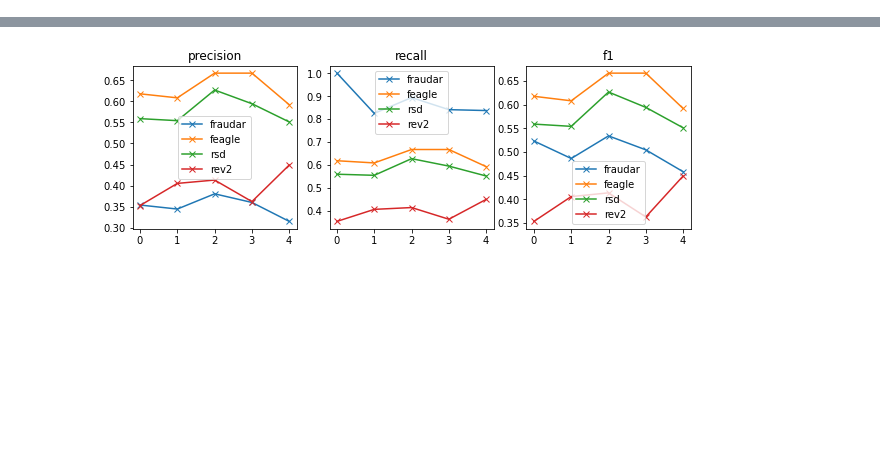
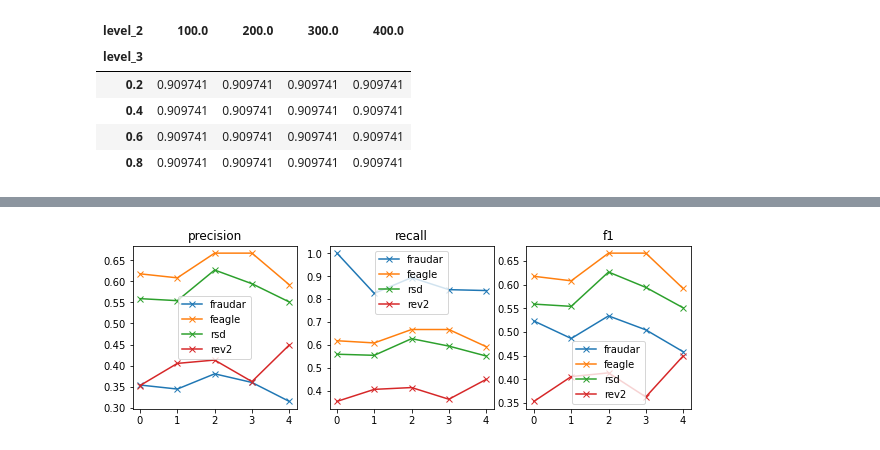
Before and after one commit to hellokayas/Sockfarm-Project, a Jupyter notebook: src/eval_naive_attack.ipynb, the cells around one changed output, grey strips where cells are left out. Saved outputs shown, nothing was run; the diff lists cells and outputs as text; code cells hidden in the pictures; blank space fills up the shorter version.

```diff
--- a/src/evaluate.ipynb
+++ b/src/eval_naive_attack.ipynb
@@ -84,0 +106,9 @@ display(df_met)
+# %%
+df_met.mean(axis=1).to_frame().reset_index().pivot(index=["level_0", "level_1", "level_3", "level_4"], columns=["level_2"]).loc[("alpha", "fraudar", slice(None), "recall")][0]
+# %% [output]
+| level_2 | 100.0 | 200.0 | 300.0 | 400.0 |
+| level_3 |  |  |  |  |
+| 0.2 | 0.909741 | 0.909741 | 0.909741 | 0.909741 |
+| 0.4 | 0.909741 | 0.909741 | 0.909741 | 0.909741 |
+| 0.6 | 0.909741 | 0.909741 | 0.909741 | 0.909741 |
+| 0.8 | 0.909741 | 0.909741 | 0.909741 | 0.909741 |
```
Also changed, not shown: parts of 6 cells of this notebook, 12 other files.
